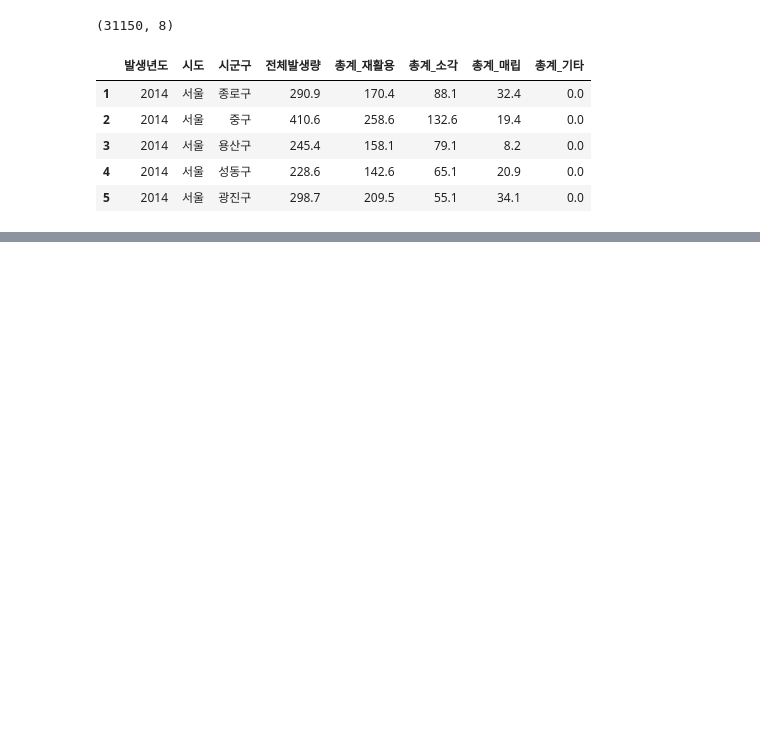
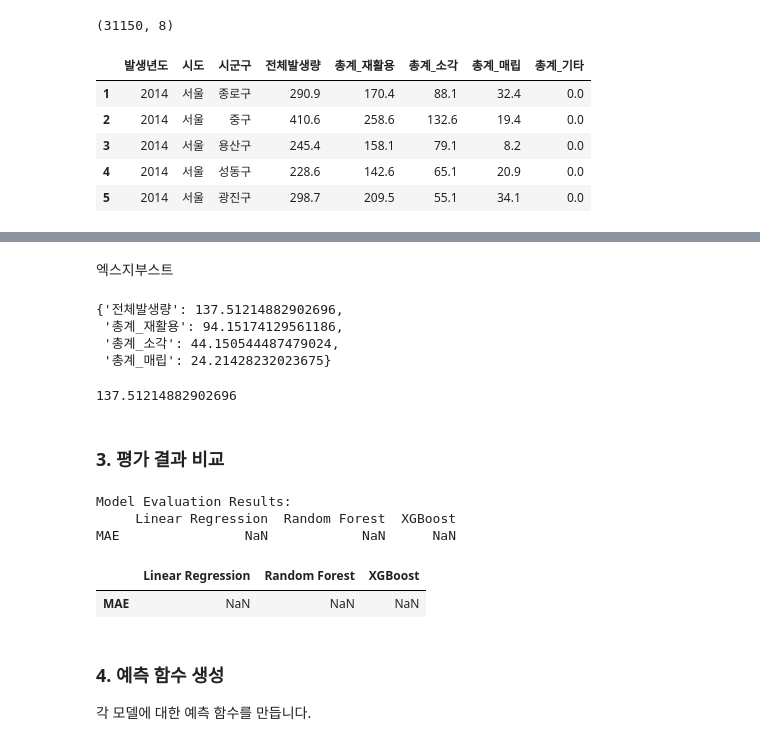
Before and after one commit to arkwith7/BDAV1, a Jupyter notebook: 02_전국폐기물발생및처리현황_data_processing.ipynb, the cells around one changed output, grey strips where cells are left out. Saved outputs shown, nothing was run; the diff lists cells and outputs as text; code cells hidden in the pictures; blank space fills up the shorter version.

```diff
--- a/02_전국폐기물발생및처리현황_data_processing.ipynb
+++ b/02_전국폐기물발생및처리현황_data_processing.ipynb
@@ -427,0 +415,57 @@ Average MSE: 6.701733392490232e+18
+# %% [markdown]
+엑스지부스트
+# %%
+import xgboost as xgb
+
+# 모델 학습 및 평가
+xgb_models = {}
+for target in targets:
+    model = xgb.XGBRegressor(objective='reg:squarederror', random_state=42)
+    model.fit(X_train, y_train[target])
+    xgb_models[target] = model
+
+# 평가
+xgb_evaluation = {}
+for target in targets:
+    y_pred = xgb_models[target].predict(X_test)
+    mae = mean_absolute_error(y_test[target], y_pred)
+    xgb_evaluation[target] = mae
+# %%
+xgb_evaluation
+# %% [output]
+{'전체발생량': 137.51214882902696,
+ '총계_재활용': 94.15174129561186,
+ '총계_소각': 44.150544487479024,
+ '총계_매립': 24.21428232023675}
+# %%
+xgb_evaluation['전체발생량']
+### 3. 평가 결과 비교
+# %% [output]
+137.51214882902696
+# %% [markdown]
+### 3. 평가 결과 비교
+# %%
+import pandas as pd
+
+# 결과 비교
+evaluation_results = pd.DataFrame({
+    'Linear Regression': regression_evaluation,
+    'Random Forest': rf_evaluation,
+    'XGBoost': xgb_evaluation,
+}, index=['MAE'])
+
+# 데이터프레임 출력
+print("Model Evaluation Results:")
+print(evaluation_results)
+
+evaluation_results
+# %% [output]
+Model Evaluation Results:
+     Linear Regression  Random Forest  XGBoost
+MAE                NaN            NaN      NaN
+|  | Linear Regression | Random Forest | XGBoost |
+| MAE | NaN | NaN | NaN |
+# %% [markdown]
+### 4. 예측 함수 생성
+
+각 모델에 대한 예측 함수를 만듭니다.
```
Also changed, not shown: parts of 19 cells of this notebook, 13 other files.
